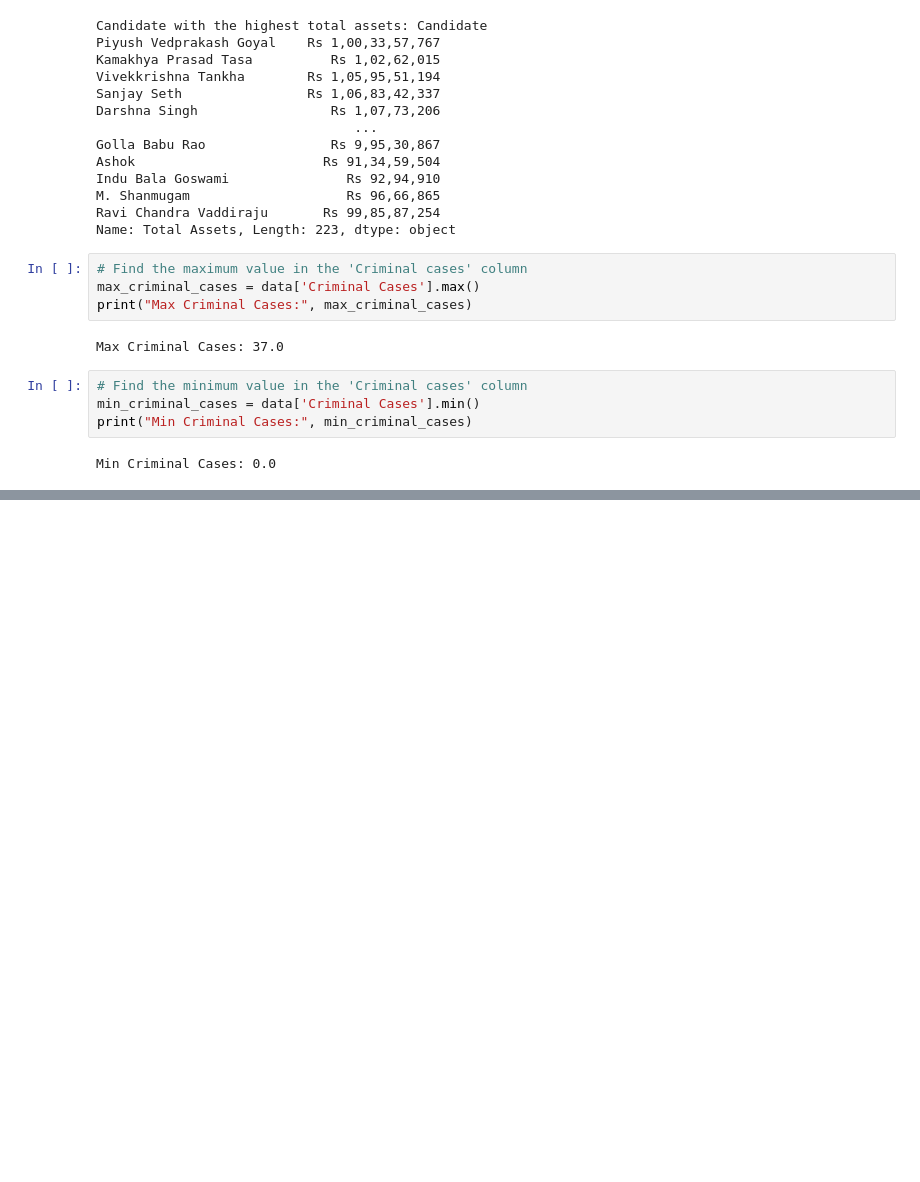
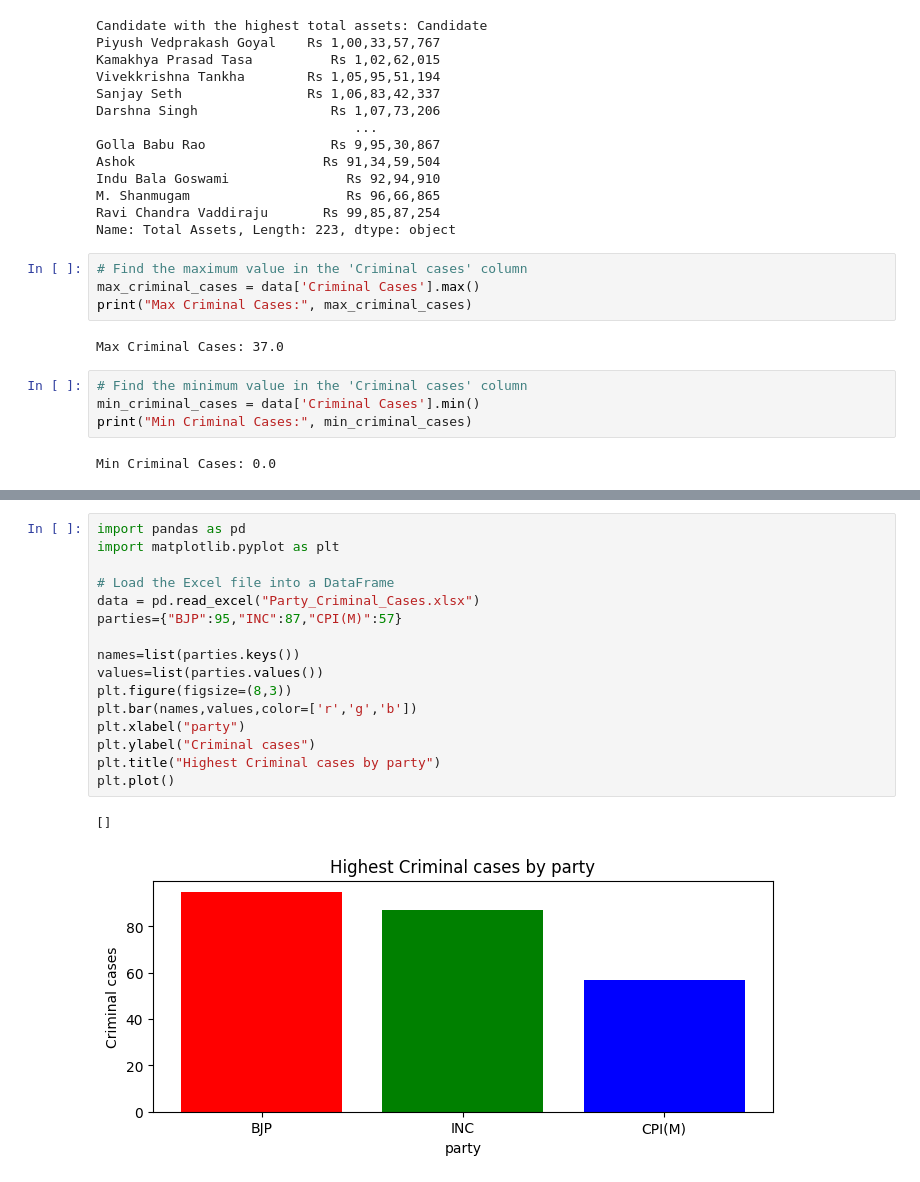
Before and after one commit to suruchi905/I-phone-Sales-Analysis, a Jupyter notebook: parties_Criminal_cases.ipynb, the cells around one changed output, grey strips where cells are left out. Drawn from its saved outputs; the diff is of its cells as text; blank space fills up the shorter version.

```diff
--- a/parties_Criminal_cases.ipynb
+++ b/parties_Criminal_cases.ipynb
@@ -194,0 +229,19 @@ plt.show()
+# %%
+import pandas as pd
+import matplotlib.pyplot as plt
+
+# Load the Excel file into a DataFrame
+data = pd.read_excel("Party_Criminal_Cases.xlsx")
+parties={"BJP":95,"INC":87,"CPI(M)":57}
+
+names=list(parties.keys())
+values=list(parties.values())
+plt.figure(figsize=(8,3))
+plt.bar(names,values,color=['r','g','b'])
+plt.xlabel("party")
+plt.ylabel("Criminal cases")
+plt.title("Highest Criminal cases by party")
+plt.plot()
+# %% [output]
+[]
+[figure, added]
```
Also changed, not shown: parts of 4 cells of this notebook.
